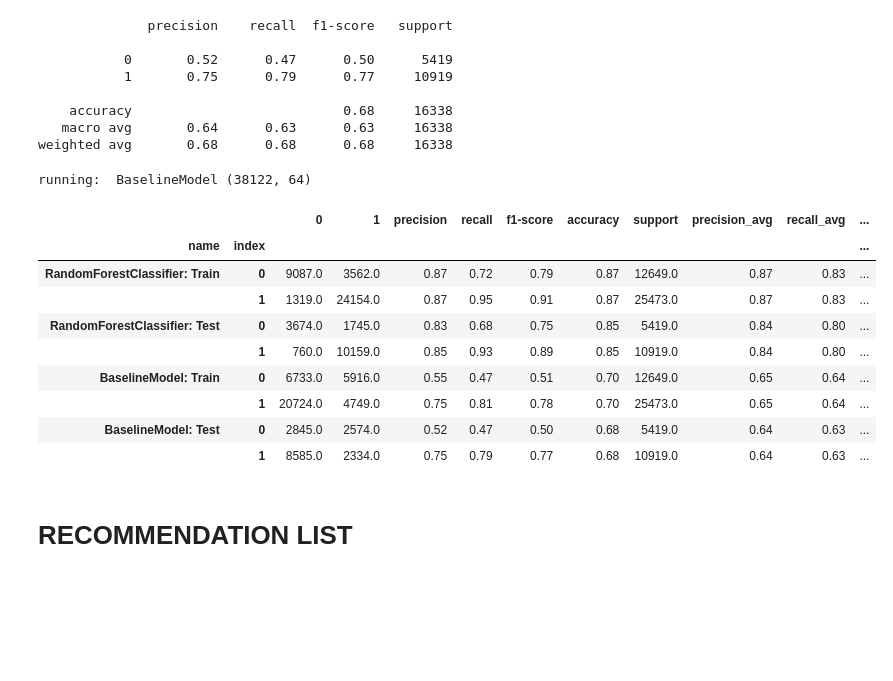
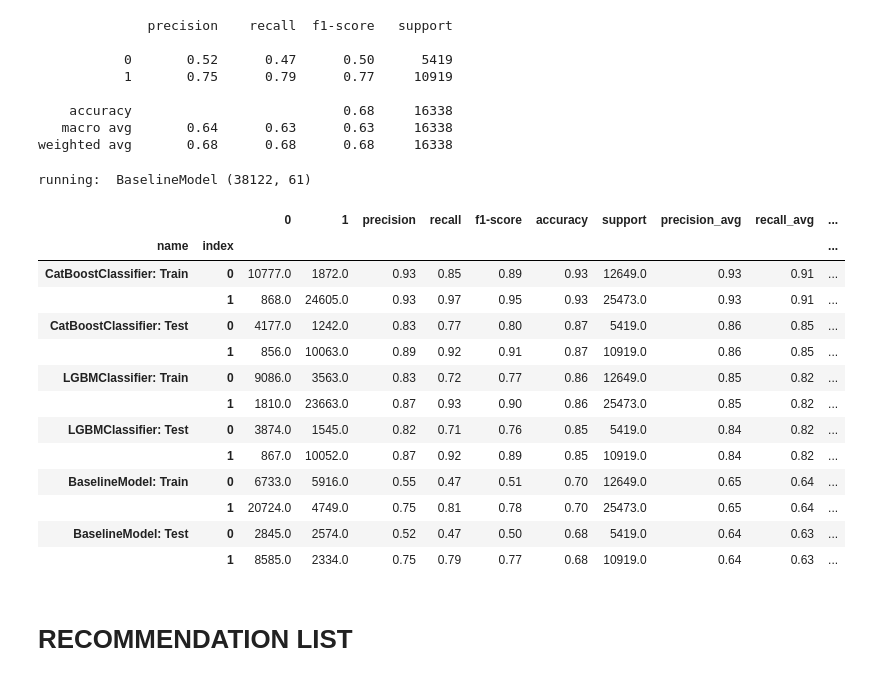
Before and after one commit to DanielKorenDataScience/ClassificationProject, a Jupyter notebook: Classification_Shufersal_Presentation.ipynb, the cells around one changed output. Saved outputs shown, nothing was run; the diff lists cells and outputs as text; code cells hidden in the pictures; blank space fills up the shorter version.

```diff
--- a/Classification_Shufersal_Presentation.ipynb
+++ b/Classification_Shufersal_Presentation.ipynb
@@ -462,7 +490,18 @@ if not ONLY_RF:
     process_model(VotingClassifier(estimators=[('RF', clf_RF), ('GB', clf_GB), ('AB', clf_AB)], voting='soft'), X_train, y_train, X_test, y_test, note="('RF', clf_RF), ('GB', clf_GB), ('AB', clf_AB')")
 
 clf_RF = RandomForestClassifier(n_estimators=200, criterion='entropy', max_depth=None, min_samples_split=20, ccp_alpha=0.0003, random_state=73)
-process_model(clf_RF, X_train, y_train, X_test, y_test, plot=True, threshold=0.015, note="n_estimators=200, criterion='entropy', max_depth=None, min_samples_split=20, ccp_alpha=0.0003, random_state=1234")
+#process_model(clf_RF, X_train, y_train, X_test, y_test, plot=True, threshold=0.015, note="n_estimators=200, criterion='entropy', max_depth=None, min_samples_split=20, ccp_alpha=0.0003, random_state=73")
+
+id = 'take8'
+model_CBC = ctb.CatBoostClassifier(logging_level='Silent', random_state=73)#, depth=None, iterations=None, learning_rate=0.1, l2_leaf_reg=5) #10
+process_model(model_CBC, X_train, y_train, X_test, y_test, plot=False, threshold=0.012, note="random_state=73")#, iterations=None depth=None, learning_rate=0.1, l2_leaf_reg=5")
+
+
+#model = xgb.XGBClassifier(random_state=73)
+#process_model(model, X_train, y_train, X_test, y_test, plot=False, threshold=0.012)
+
+model = lgb.LGBMClassifier(silent=False, random_state=73)#, max_depth=None, n_estimators=100, learning_rate=0.05)
+process_model(model, X_train, y_train, X_test, y_test, plot=False, threshold=0.012, note="random_state=73")#, n_estimators=100 max_depth=None, random_state=73, learning_rate=0.05")
 
 d(df_result)
 
@@ -626,2 +657,8 @@ y_pred=baseline.predict(X_test)
+# %%
+BS = False
+if BS:
+  baseline=BaselineModel(df.CorrelateItemStatusCode.unique())
+  baseline.fit(X_train,y_train)
+  y_pred=baseline.predict(X_test)
 # %% [markdown]
 ##Example baseline model
@@ -670,15 +693,20 @@ print(classification_report(y_test,y_pred))
    macro avg       0.64      0.63      0.63     16338
 weighted avg       0.68      0.68      0.68     16338
 # %%
-process_model(baseline,  X_train, y_train, X_test, y_test)
+if BS:
+  process_model(baseline,  X_train, y_train, X_test, y_test)
 # %% [output]
-running:  BaselineModel (38122, 64)
+running:  BaselineModel (38122, 61)
 |  |  | 0 | 1 | precision | recall | f1-score | accuracy | support | precision_avg | recall_avg | ... |
 | name | index |  |  |  |  |  |  |  |  |  | ... |
-| RandomForestClassifier: Train | 0 | 9087.0 | 3562.0 | 0.87 | 0.72 | 0.79 | 0.87 | 12649.0 | 0.87 | 0.83 | ... |
-|  | 1 | 1319.0 | 24154.0 | 0.87 | 0.95 | 0.91 | 0.87 | 25473.0 | 0.87 | 0.83 | ... |
-| RandomForestClassifier: Test | 0 | 3674.0 | 1745.0 | 0.83 | 0.68 | 0.75 | 0.85 | 5419.0 | 0.84 | 0.80 | ... |
-|  | 1 | 760.0 | 10159.0 | 0.85 | 0.93 | 0.89 | 0.85 | 10919.0 | 0.84 | 0.80 | ... |
+| CatBoostClassifier: Train | 0 | 10777.0 | 1872.0 | 0.93 | 0.85 | 0.89 | 0.93 | 12649.0 | 0.93 | 0.91 | ... |
+|  | 1 | 868.0 | 24605.0 | 0.93 | 0.97 | 0.95 | 0.93 | 25473.0 | 0.93 | 0.91 | ... |
+| CatBoostClassifier: Test | 0 | 4177.0 | 1242.0 | 0.83 | 0.77 | 0.80 | 0.87 | 5419.0 | 0.86 | 0.85 | ... |
+|  | 1 | 856.0 | 10063.0 | 0.89 | 0.92 | 0.91 | 0.87 | 10919.0 | 0.86 | 0.85 | ... |
+| LGBMClassifier: Train | 0 | 9086.0 | 3563.0 | 0.83 | 0.72 | 0.77 | 0.86 | 12649.0 | 0.85 | 0.82 | ... |
+|  | 1 | 1810.0 | 23663.0 | 0.87 | 0.93 | 0.90 | 0.86 | 25473.0 | 0.85 | 0.82 | ... |
+| LGBMClassifier: Test | 0 | 3874.0 | 1545.0 | 0.82 | 0.71 | 0.76 | 0.85 | 5419.0 | 0.84 | 0.82 | ... |
+|  | 1 | 867.0 | 10052.0 | 0.87 | 0.92 | 0.89 | 0.85 | 10919.0 | 0.84 | 0.82 | ... |
 | BaselineModel: Train | 0 | 6733.0 | 5916.0 | 0.55 | 0.47 | 0.51 | 0.70 | 12649.0 | 0.65 | 0.64 | ... |
 |  | 1 | 20724.0 | 4749.0 | 0.75 | 0.81 | 0.78 | 0.70 | 25473.0 | 0.65 | 0.64 | ... |
 | BaselineModel: Test | 0 | 2845.0 | 2574.0 | 0.52 | 0.47 | 0.50 | 0.68 | 5419.0 | 0.64 | 0.63 | ... |
```
Also changed, not shown: parts of 39 cells of this notebook.
